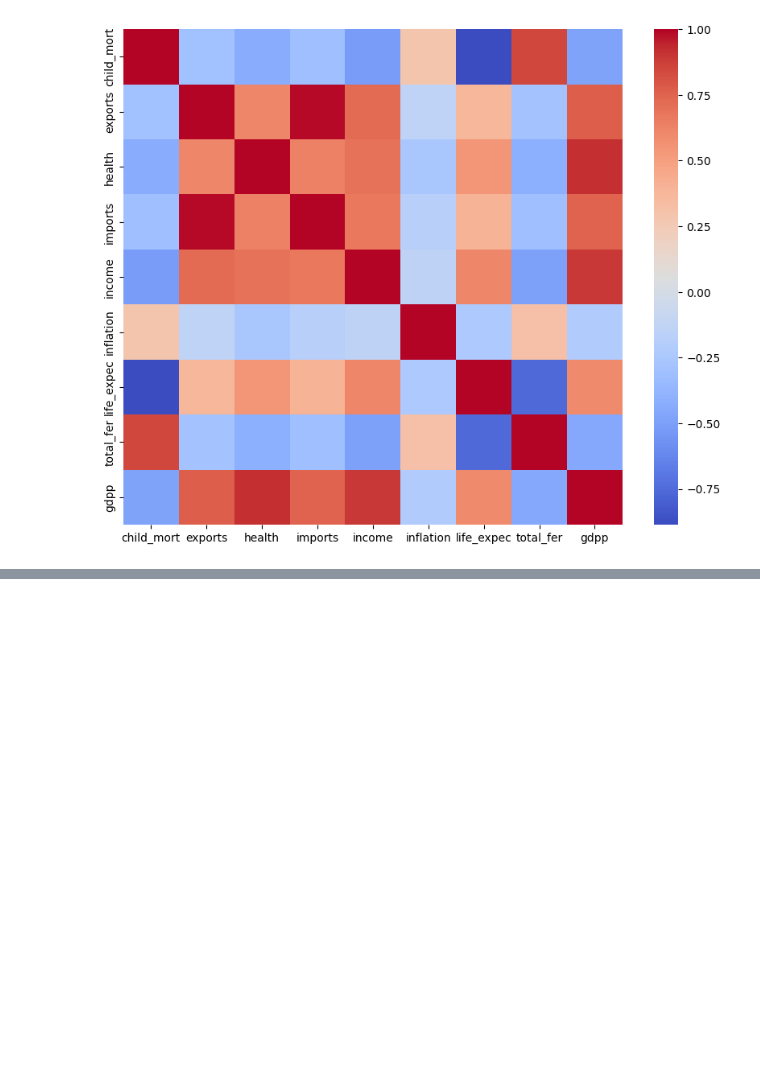
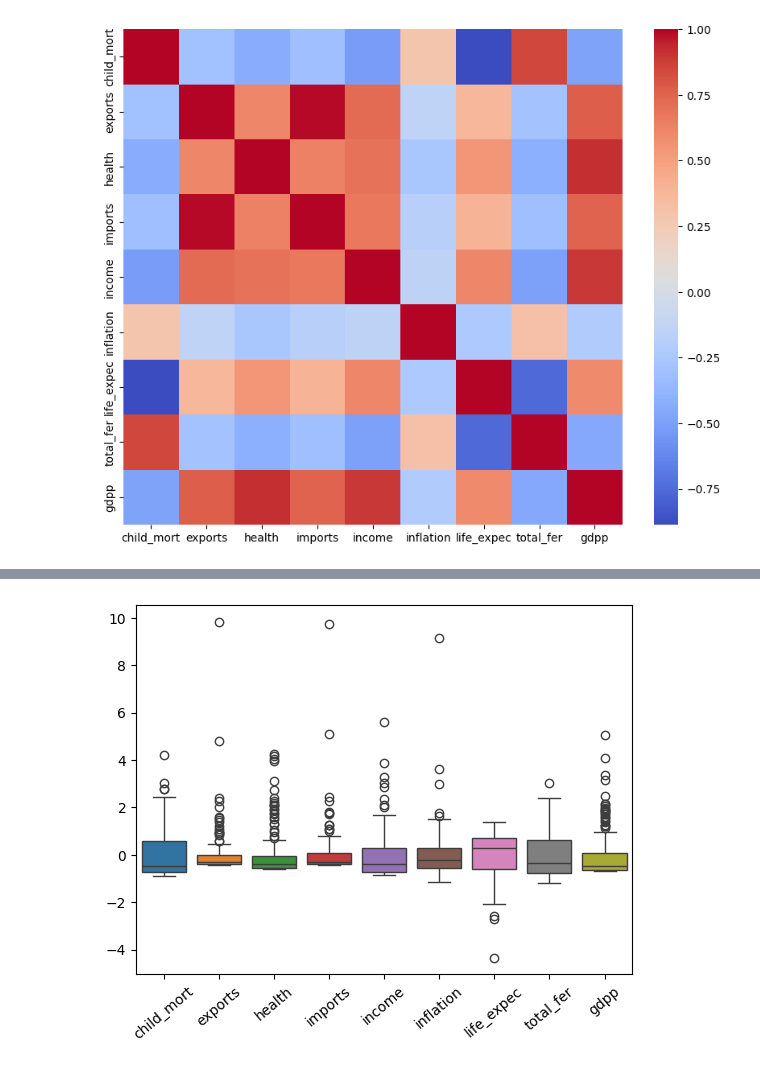
Before and after one commit to fermow/SBU-Data-Science-2026, a Jupyter notebook: Assignment_2/jupyter_notebooks_and_reports/Untitled.ipynb, the cells around one changed output, grey strips where cells are left out. Cells and saved outputs as stored; diff of their text form; code cells hidden in the pictures; blank space fills up the shorter version.

Commit message:
Assignment 2: Updated EDA with corrected boxplot outlier analysis

```diff
--- a/Assignment_2/jupyter_notebooks_and_reports/Untitled.ipynb
+++ b/Assignment_2/jupyter_notebooks_and_reports/Untitled.ipynb
@@ -160,0 +179,6 @@ plt.show()
+# %%
+sb.boxplot(data=scaled_df)
+plt.xticks(rotation=40)
+plt.show()
+# %% [output]
+[figure, added]
```
Also changed, not shown: parts of 5 cells of this notebook.
